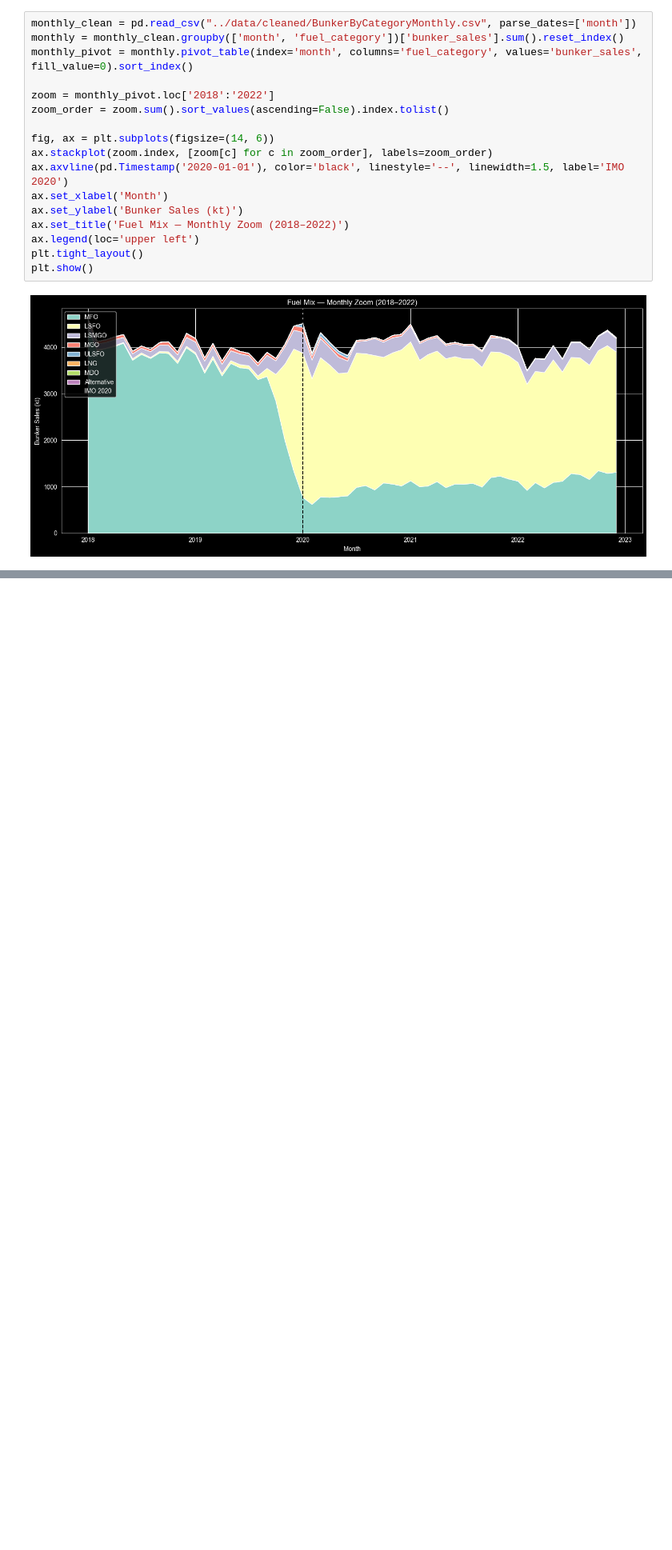
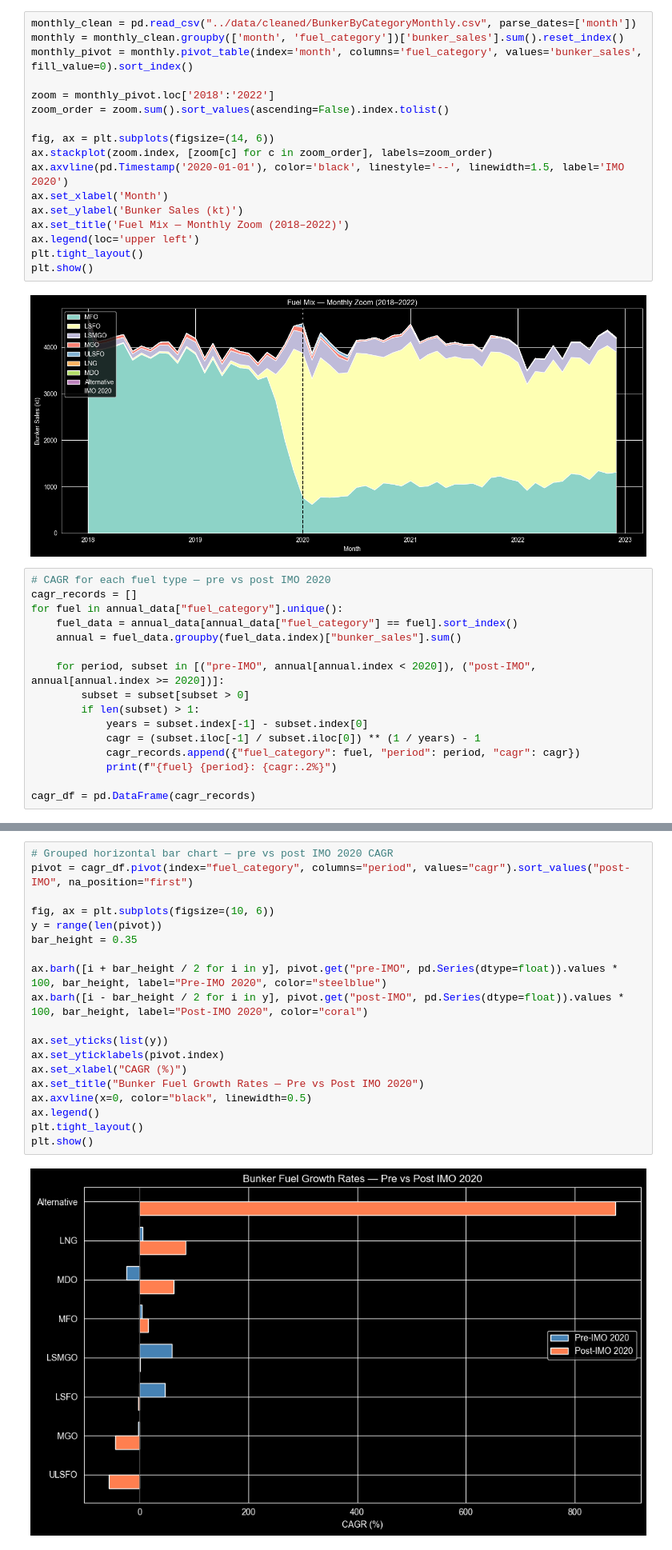
Before and after one commit to Javen420/Exports-Analysis, a Jupyter notebook: notebooks/market_overview.ipynb, the cells around one changed output, grey strips where cells are left out. Shown at 80% size. Drawn from its saved outputs; the diff is of its cells as text; blank space fills up the shorter version.

Commit message:
added cagr analysis comparing pre and post ino 2020

```diff
--- a/notebooks/market_overview.ipynb
+++ b/notebooks/market_overview.ipynb
@@ -114,3 +117,19 @@ plt.tight_layout()
 plt.show()
 # %% [output]
 [figure]
+# %%
+# CAGR for each fuel type — pre vs post IMO 2020
+cagr_records = []
+for fuel in annual_data["fuel_category"].unique():
+    fuel_data = annual_data[annual_data["fuel_category"] == fuel].sort_index()
+    annual = fuel_data.groupby(fuel_data.index)["bunker_sales"].sum()
+
+    for period, subset in [("pre-IMO", annual[annual.index < 2020]), ("post-IMO", annual[annual.index >= 2020])]:
+        subset = subset[subset > 0]
+        if len(subset) > 1:
+            years = subset.index[-1] - subset.index[0]
+            cagr = (subset.iloc[-1] / subset.iloc[0]) ** (1 / years) - 1
+            cagr_records.append({"fuel_category": fuel, "period": period, "cagr": cagr})
+            print(f"{fuel} {period}: {cagr:.2%}")
+
+cagr_df = pd.DataFrame(cagr_records)
@@ -116,0 +151,21 @@ plt.show()
+# %%
+# Grouped horizontal bar chart — pre vs post IMO 2020 CAGR
+pivot = cagr_df.pivot(index="fuel_category", columns="period", values="cagr").sort_values("post-IMO", na_position="first")
+
+fig, ax = plt.subplots(figsize=(10, 6))
+y = range(len(pivot))
+bar_height = 0.35
+
+ax.barh([i + bar_height / 2 for i in y], pivot.get("pre-IMO", pd.Series(dtype=float)).values * 100, bar_height, label="Pre-IMO 2020", color="steelblue")
+ax.barh([i - bar_height / 2 for i in y], pivot.get("post-IMO", pd.Series(dtype=float)).values * 100, bar_height, label="Post-IMO 2020", color="coral")
+
+ax.set_yticks(list(y))
+ax.set_yticklabels(pivot.index)
+ax.set_xlabel("CAGR (%)")
+ax.set_title("Bunker Fuel Growth Rates — Pre vs Post IMO 2020")
+ax.axvline(x=0, color="black", linewidth=0.5)
+ax.legend()
+plt.tight_layout()
+plt.show()
+# %% [output]
+[figure, added]
```
Also changed, not shown: parts of 5 cells of this notebook.
